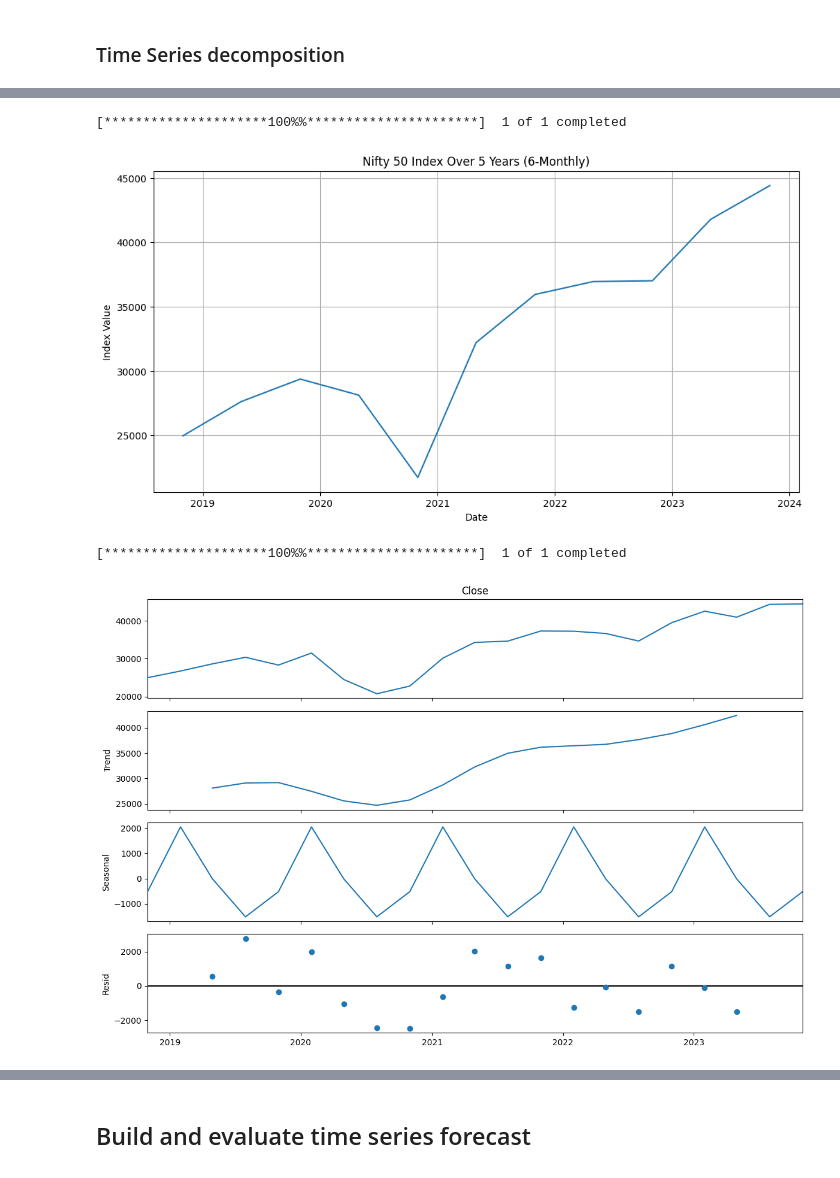
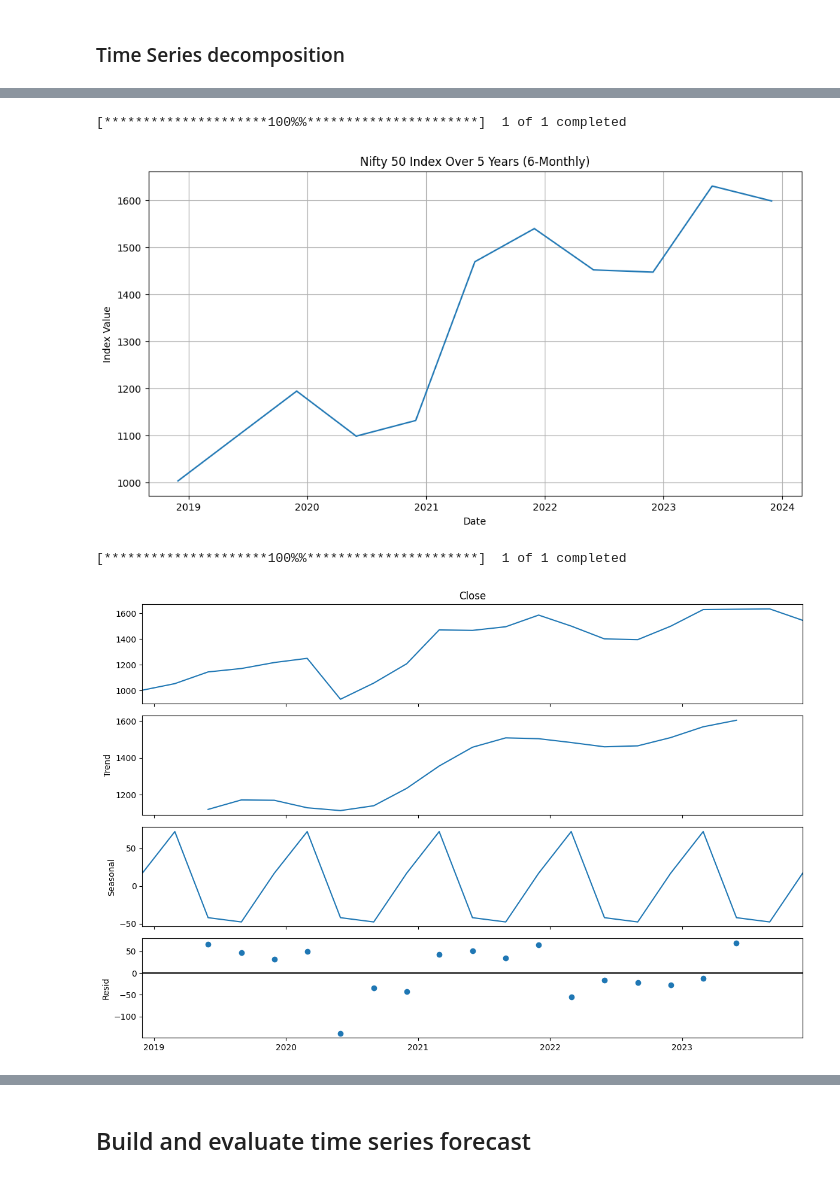
Before and after one commit to tuxlimr/Celery_Preprocessing, a Jupyter notebook: TimeSeries_in_BankNifty.ipynb, the cells around one changed output, grey strips where cells are left out. Drawn from its saved outputs; the diff is of its cells as text; code cells hidden in the pictures.

```diff
--- a/TimeSeries_in_BankNifty.ipynb
+++ b/TimeSeries_in_BankNifty.ipynb
@@ -93,7 +93,7 @@ import pandas as pd
 import matplotlib.pyplot as plt
 
 # Ticker symbol for Nifty 50 index
-nifty_ticker = "^NSEBANK"
+nifty_ticker = "HDFCBANK.NS"
 
 # Fetch historical Nifty 50 index data
 data = yf.download(nifty_ticker, period="5y")
@@ -115,11 +115,4 @@ plt.show()
 # %%
-import yfinance as yf
-import pandas as pd
-import matplotlib.pyplot as plt
-
-# Ticker symbol for Nifty 50 index
-nifty_ticker = "^NSEBANK"
-
 
 # Fetch historical Nifty 50 index data
 data = yf.download(nifty_ticker, period="5y")
@@ -141,10 +134,4 @@ plt.show()
 # %%
-import yfinance as yf
-import pandas as pd
-import matplotlib.pyplot as plt
-
-# Ticker symbol for Nifty 50 index
-nifty_ticker = "^NSEBANK"
 
 # Fetch historical Nifty 50 index data
 data = yf.download(nifty_ticker, period="5y")
@@ -162,29 +149,26 @@ plt.grid()
 plt.show()
 # %% [output]
 [*********************100%%**********************]  1 of 1 completed
-[figure, old version]
+[figure, new version]
 # %%
-import yfinance as yf
-import pandas as pd
-import matplotlib.pyplot as plt
+
 from pylab import rcParams
 import statsmodels.api as sm
 
-# Ticker symbol for Nifty 50 index
-nifty_ticker = "^NSEBANK"
+
 
 # Fetch historical Nifty 50 index data
 data = yf.download(nifty_ticker, period="5y")
 
 # Resample the data on a 6-month basis to observe seasonality
 six_monthly_data = data['Close'].resample('3M').mean().dropna()
 
 # Seasonal decomposition
 rcParams['figure.figsize'] = 12, 8
 decomposition = sm.tsa.seasonal_decompose(six_monthly_data, model='additive')  # Adjusted for 6-month data
 fig = decomposition.plot()
 plt.show()
 # %% [output]
 [*********************100%%**********************]  1 of 1 completed
-[figure, old version]
+[figure, new version]
 # %%
```
Also changed, not shown: parts of 27 cells of this notebook.
